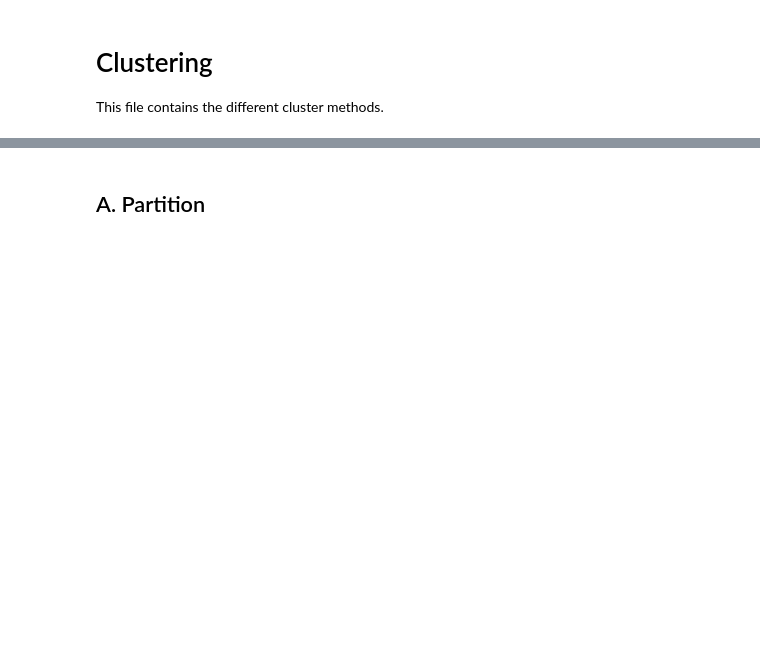
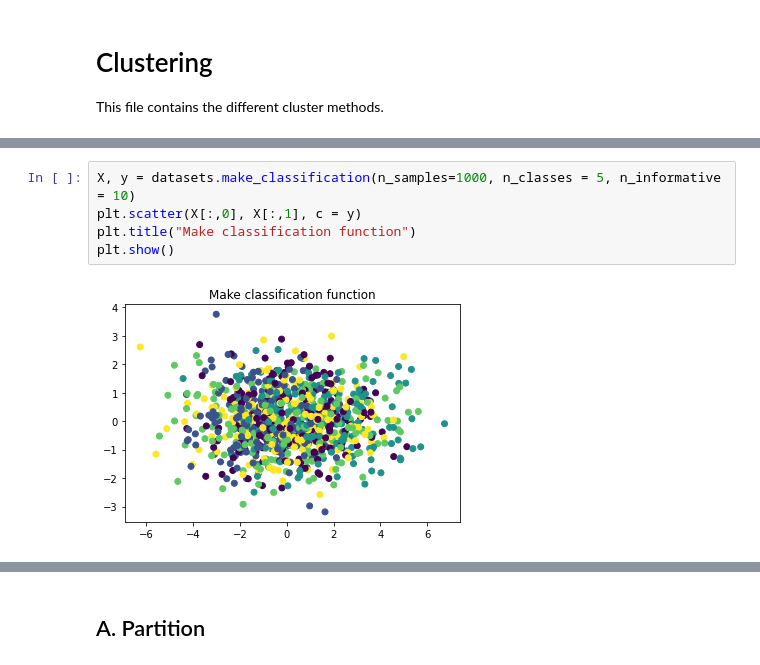
Before and after one commit to Estreuselito/Deus_ex_machina, a Jupyter notebook: Mini-Project/Clustering.ipynb, the cells around one changed output, grey strips where cells are left out. Saved outputs shown, nothing was run; the diff lists cells and outputs as text; blank space fills up the shorter version.

```diff
--- a/Mini-Project/Clustering.ipynb
+++ b/Mini-Project/Clustering.ipynb
@@ -4,0 +81,7 @@ This file contains the different cluster methods.
+# %%
+X, y = datasets.make_classification(n_samples=1000, n_classes = 5, n_informative = 10)
+plt.scatter(X[:,0], X[:,1], c = y)
+plt.title("Make classification function")
+plt.show()
+# %% [output]
+[figure, added]
```
Also changed, not shown: parts of 43 cells of this notebook, 1 other file.
